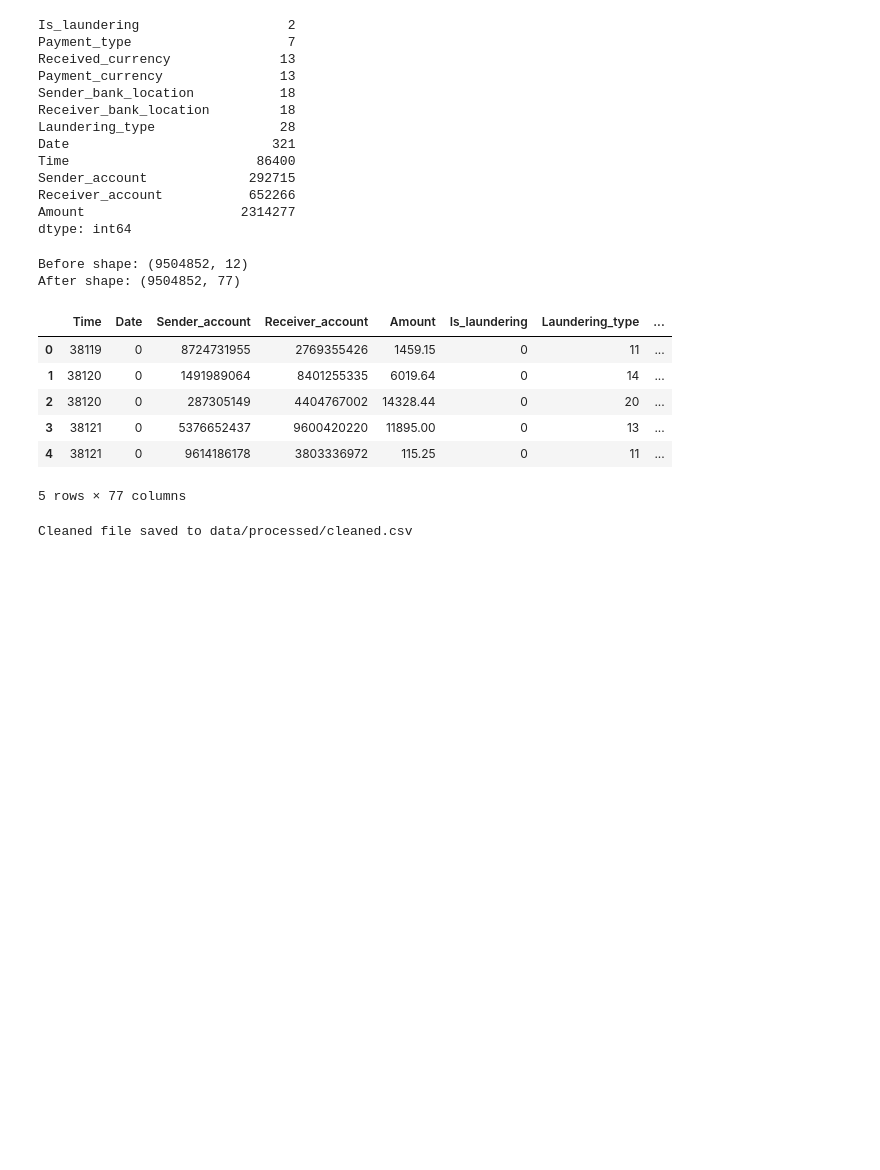
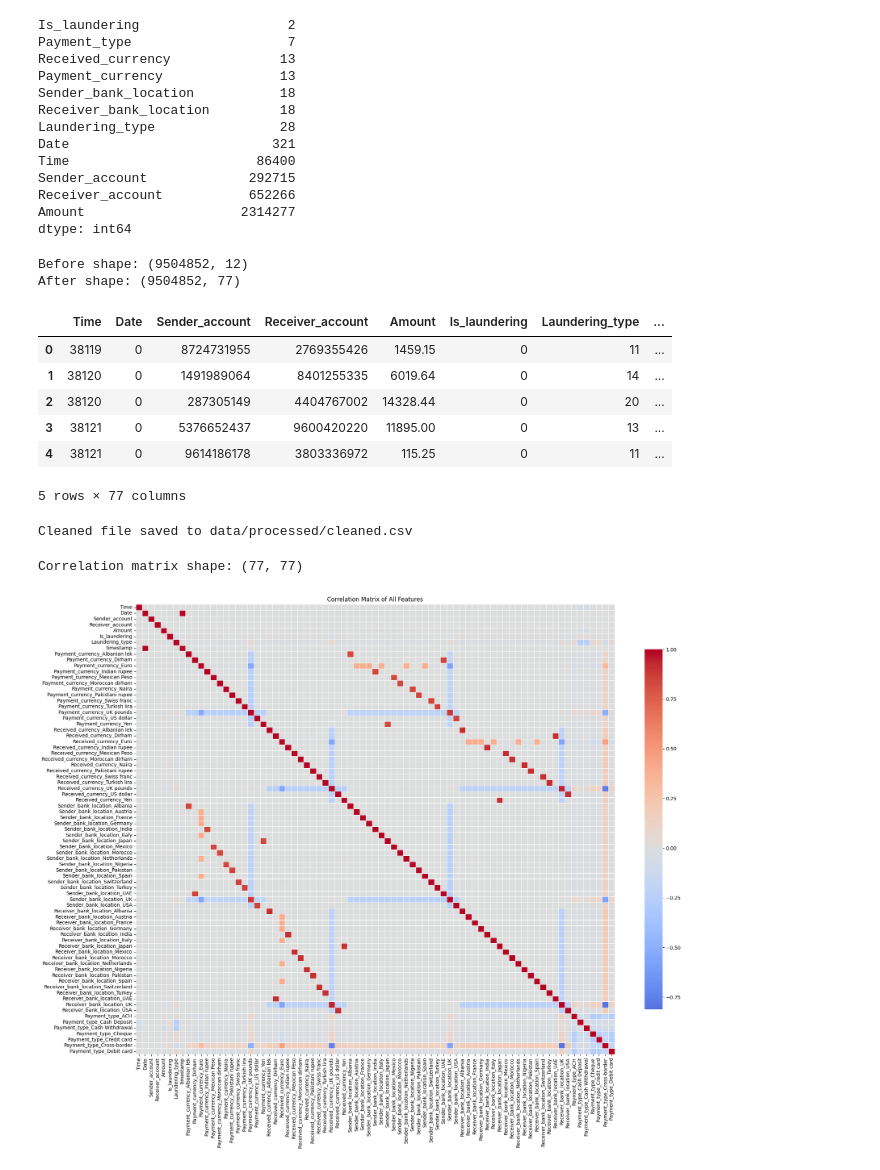
Before and after one commit to Mazen-Elsayed/Anti-Money-Laundering-AML-Detection-System, a Jupyter notebook: notebooks/02_preprocessing.ipynb, the cells around one changed output. Drawn from its saved outputs; the diff is of its cells as text; code cells hidden in the pictures; blank space fills up the shorter version.

Commit message:
added heatmap in preprocessing

```diff
--- a/notebooks/02_preprocessing.ipynb
+++ b/notebooks/02_preprocessing.ipynb
@@ -172,3 +172,22 @@ except NameError:
 | 4 | 38121 | 0 | 9614186178 | 3803336972 | 115.25 | 0 | 11 | ... |
 5 rows × 77 columns
 Cleaned file saved to data/processed/cleaned.csv
+# %%
+import seaborn as sns
+
+# Correlation matrix for the cleaned dataframe
+import matplotlib.pyplot as plt
+
+corr_matrix = cleaned.corr()
+print('Correlation matrix shape:', corr_matrix.shape)
+
+# Plot heatmap
+plt.figure(figsize=(20, 16))
+sns.heatmap(corr_matrix, cmap='coolwarm', center=0,
+            linewidths=0.5, cbar_kws={"shrink": 0.8})
+plt.title('Correlation Matrix of All Features')
+plt.tight_layout()
+plt.show()
+# %% [output]
+Correlation matrix shape: (77, 77)
+[figure, added]
```
